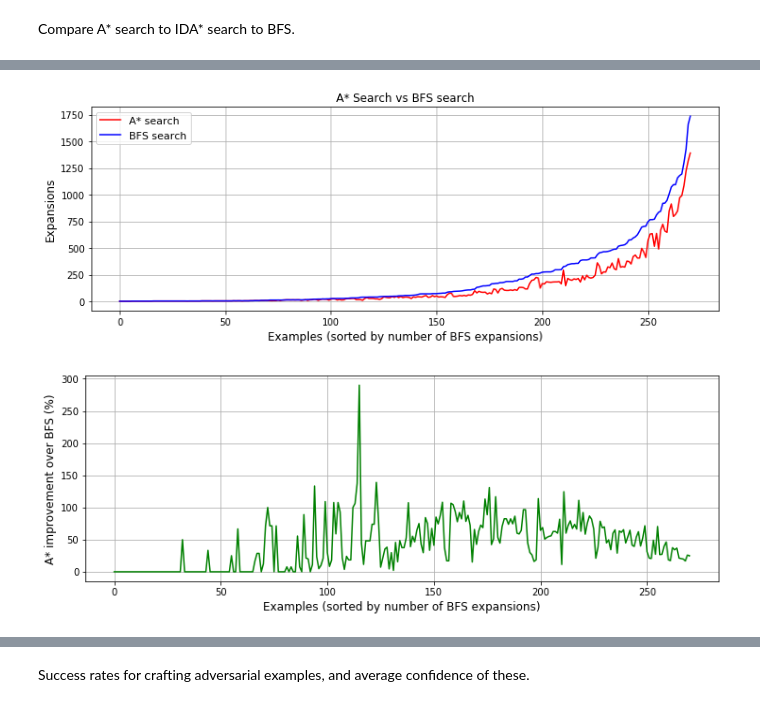
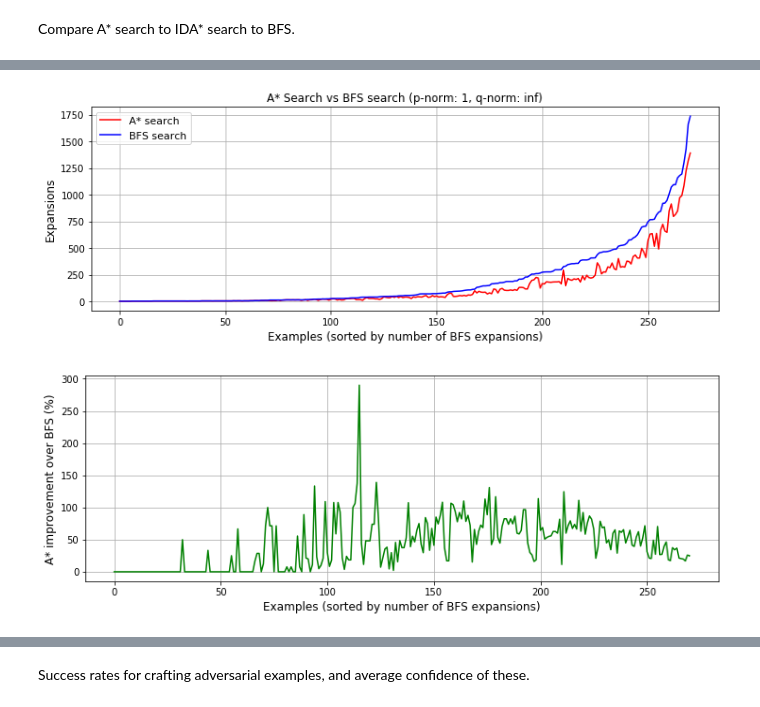
Before and after one commit to spring-epfl/trickster, a Jupyter notebook: notebooks/bot_adversarial.ipynb, the cells around one changed output, grey strips where cells are left out. Cells and saved outputs as stored; diff of their text form; code cells hidden in the pictures.

Commit message:
Add plots to the bot notebook

```diff
--- a/notebooks/bot_adversarial.ipynb
+++ b/notebooks/bot_adversarial.ipynb
@@ -373,8 +379,12 @@ def find_adv_examples(X, search_fn, columns, epsilon=1, target_confidence=0.5):
 # %%
-results = find_adv_examples(
-    X,
-    a_star_search,
-    columns=df_X.columns,
-    epsilon=1,
-    target_confidence=0.5
-)
+results = []
+
+for level in tqdm_notebook(confidence_levels):
+    result = find_adv_examples(
+        X,
+        a_star_search,
+        epsilon=1,
+        target_confidence=level
+    )
+
+    results.append(result)
@@ -432,34 +481,49 @@ def get_expanded_nodes_stats(X, target_confidence=0.5, p_norm=1, q_norm=np.inf):
 
     return pd.DataFrame(counts, columns=['A*', 'BFS'])
 # %%
-search_fns_stats = get_expanded_nodes_stats(X, target_confidence=0.5, p_norm=1, q_norm=np.inf)
+p_norms = [1, 2, np.inf]
+q_norms = [np.inf, 2, 1]
 
-# Obtain indexes that would sort the BFS expansions array.
-idxs = np.argsort(search_fns_stats['BFS'].values)
+stats = []
 
-# Display the "A* search vs BFS search" plot.
-plt.figure(figsize=(12,4))
-plt.title('A* Search vs BFS search')
-plt.plot(search_fns_stats['A*'].values[idxs], color='red', label='A* search')
-plt.plot(search_fns_stats['BFS'].values[idxs], color='blue', label='BFS search')
-plt.grid(True)
-plt.xlabel('Examples (sorted by number of BFS expansions)', fontsize=12)
-plt.ylabel('Expansions', fontsize=12)
-# plt.xticks(np.arange(0, len(search_fns_stats['A*'].values), 50))
-# plt.yticks(np.arange(0, max(search_fns_stats['A*'].values), 500))
-plt.legend(loc='best', fontsize=11)
-plt.show()
+for p_norm, q_norm in tqdm_notebook(zip(p_norms, q_norms), total=len(p_norms)):
 
-# Display the "A* over BFS search improvement" plot.
-improvement = (search_fns_stats['BFS'].values[idxs] - search_fns_stats['A*'].values[idxs])
-improvement = (improvement / search_fns_stats['A*'].values[idxs]) * 100
+    search_fns_stats = get_expanded_nodes_stats(X, target_confidence=0.5, p_norm=p_norm, q_norm=q_norm)
 
-plt.figure(figsize=(12,4))
-plt.plot(improvement, color='green')
-plt.grid(True)
-# plt.xticks(np.arange(0, len(search_fns_stats['A*'].values), 50))
-plt.xlabel('Examples (sorted by number of BFS expansions)', fontsize=12)
-plt.ylabel('A* improvement over BFS (%)', fontsize=12)
-plt.show()
+    # Obtain indexes that would sort the BFS expansions array.
+    idxs = np.argsort(search_fns_stats['BFS'].values)
+    bfs_stats = search_fns_stats['BFS'].values[idxs]
+    astar_stats = search_fns_stats['A*'].values[idxs]
+
+    improvement = ((bfs_stats - astar_stats) / astar_stats) * 100
+
+    stats.append({
+        'stats': search_fns_stats,
+        'improvement': improvement,
+        'p_norm': p_norm,
+        'q_norm': q_norm
+    })
+
+    # Display the "A* search vs BFS search" plot.
+    plt.figure(figsize=(12,4))
+    plt.title('A* Search vs BFS search (p-norm: {}, q-norm: {})'.format(p_norm, q_norm))
+    plt.plot(astar_stats, color='red', label='A* search')
+    plt.plot(bfs_stats, color='blue', label='BFS search')
+    plt.grid(True)
+    plt.xlabel('Examples (sorted by number of BFS expansions)', fontsize=12)
+    plt.ylabel('Expansions', fontsize=12)
+    plt.legend(loc='best', fontsize=11)
+    plt.show()
+
+    # Display the "A* over BFS search improvement" plot.
+
+    plt.figure(figsize=(12,4))
+    plt.plot(improvement, color='green')
+    plt.grid(True)
+    plt.xlabel('Examples (sorted by number of BFS expansions)', fontsize=12)
+    plt.ylabel('A* improvement over BFS (%)', fontsize=12)
+    plt.show()
+
+    print('Average A* improvement over BFS: {:.2f}%.'.format(np.sum(improvement) / len(improvement)))
 # %% [output]
 [interactive output not drawn]
@@ -466,2 +531,2 @@ plt.show()
-[figure, old version]
+[figure, new version]
 [figure]
```
Also changed, not shown: parts of 28 cells of this notebook.
